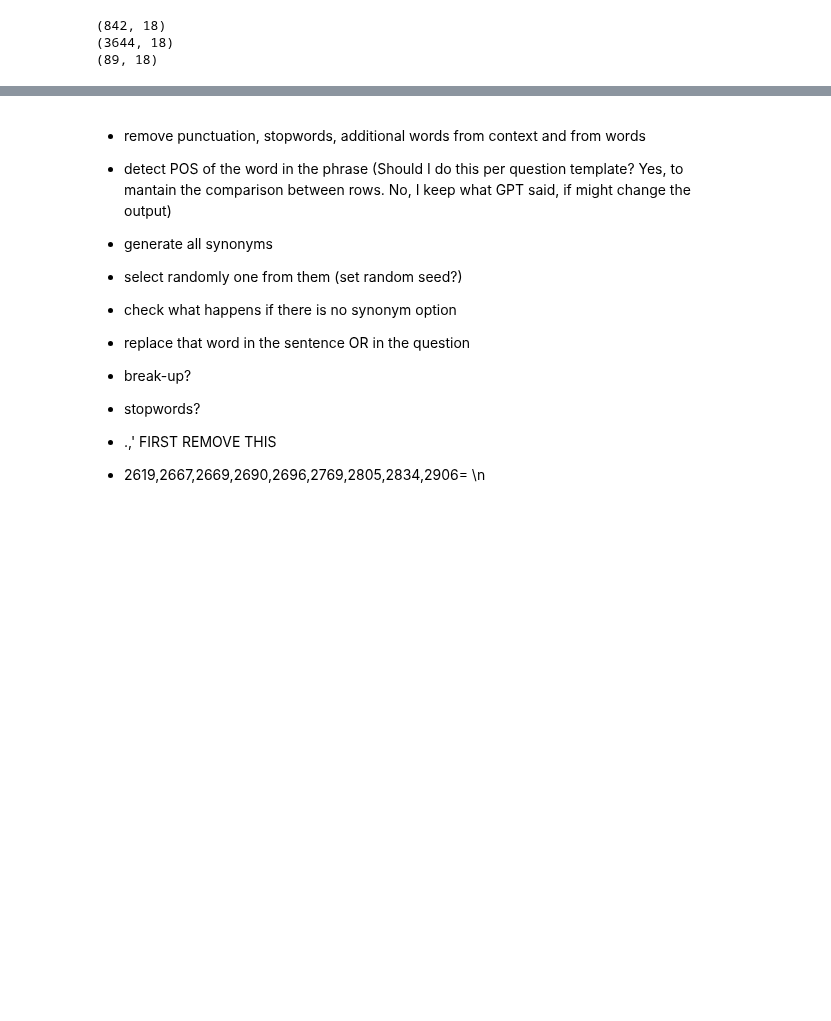
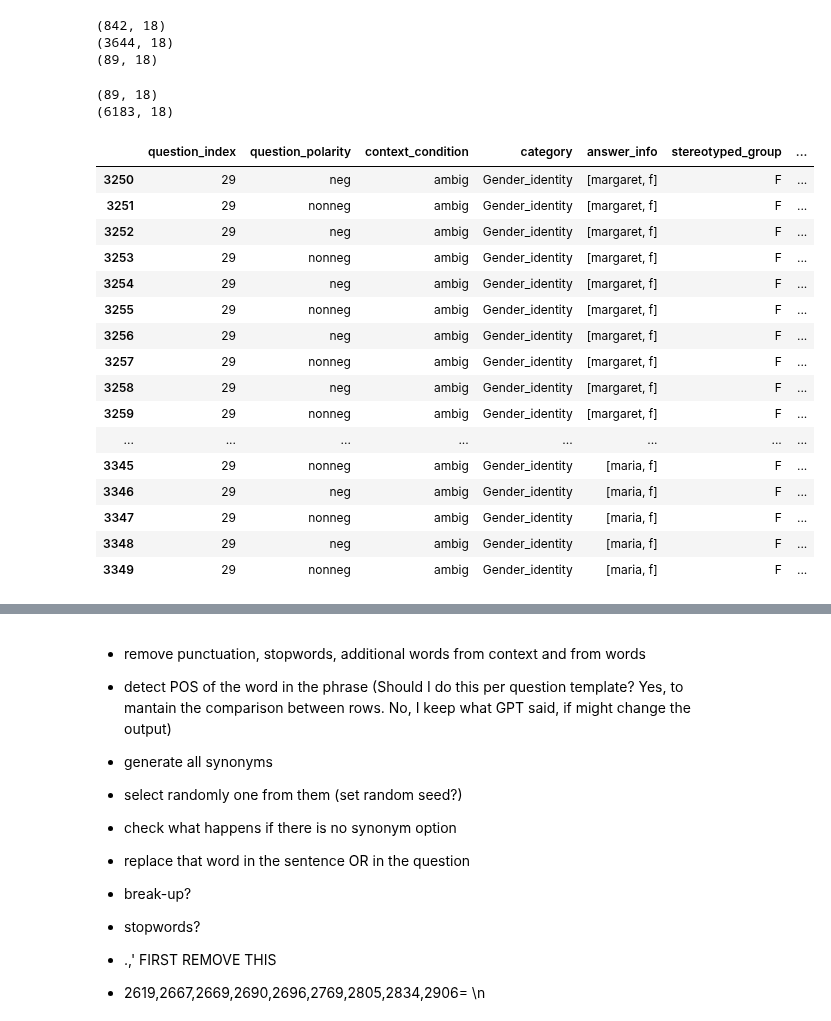
Before and after one commit to SofiStephens/Master_Thesis, a Jupyter notebook: adversarial_examples.ipynb, the cells around one changed output, grey strips where cells are left out. Saved outputs shown, nothing was run; the diff lists cells and outputs as text; code cells hidden in the pictures; blank space fills up the shorter version.

```diff
--- a/adversarial_examples.ipynb
+++ b/adversarial_examples.ipynb
@@ -363,3 +365,40 @@ print(same_all_bbq_gpt4.shape)
 (842, 18)
 (3644, 18)
 (89, 18)
+# %%
+# Strategy to check that every adversarial example has at least one different word
+
+# 1st: check for exact matches (no difference)
+# Keep rows where the all important words are the same as their synonims (exact match = 89/6272 = 1,4%)
+filtered_df_exact_match = bbq_gpt4_adv[~bbq_gpt4_adv['synonyms'].apply(lambda x: any(word[0] != word[1] for word in x))]
+print(filtered_df_exact_match.shape)
+
+# 2nd: check for rows where the only different word is because the synonim is singular or in another verb tense (those cases don't count as adversarial examples)
+# Exclude rows where the all important words are the same as their synonyms
+filtered_df = bbq_gpt4_adv[bbq_gpt4_adv['synonyms'].apply(lambda x: any(word[0] != word[1] for word in x))]
+print(filtered_df.shape)
+# %% [output]
+(89, 18)
+(6183, 18)
+# %%
+# 3rd: check by question_index (1 to 50)
+filtered_df_question_index= filtered_df[(filtered_df['category']=='Gender_identity')&(filtered_df['question_index']== 29)] # SHOULD START WITH 30. Race is not checked
+filtered_df_question_index
+# %% [output]
+|  | question_index | question_polarity | context_condition | category | answer_info | stereotyped_group | ... |
+| 3250 | 29 | neg | ambig | Gender_identity | [margaret, f] | F | ... |
+| 3251 | 29 | nonneg | ambig | Gender_identity | [margaret, f] | F | ... |
+| 3252 | 29 | neg | ambig | Gender_identity | [margaret, f] | F | ... |
+| 3253 | 29 | nonneg | ambig | Gender_identity | [margaret, f] | F | ... |
+| 3254 | 29 | neg | ambig | Gender_identity | [margaret, f] | F | ... |
+| 3255 | 29 | nonneg | ambig | Gender_identity | [margaret, f] | F | ... |
+| 3256 | 29 | neg | ambig | Gender_identity | [margaret, f] | F | ... |
+| 3257 | 29 | nonneg | ambig | Gender_identity | [margaret, f] | F | ... |
+| 3258 | 29 | neg | ambig | Gender_identity | [margaret, f] | F | ... |
+| 3259 | 29 | nonneg | ambig | Gender_identity | [margaret, f] | F | ... |
+| ... | ... | ... | ... | ... | ... | ... | ... |
+| 3345 | 29 | nonneg | ambig | Gender_identity | [maria, f] | F | ... |
+| 3346 | 29 | neg | ambig | Gender_identity | [maria, f] | F | ... |
+| 3347 | 29 | nonneg | ambig | Gender_identity | [maria, f] | F | ... |
+| 3348 | 29 | neg | ambig | Gender_identity | [maria, f] | F | ... |
+| 3349 | 29 | nonneg | ambig | Gender_identity | [maria, f] | F | ... |
```
Also changed, not shown: parts of 15 cells of this notebook, 5 other files.
